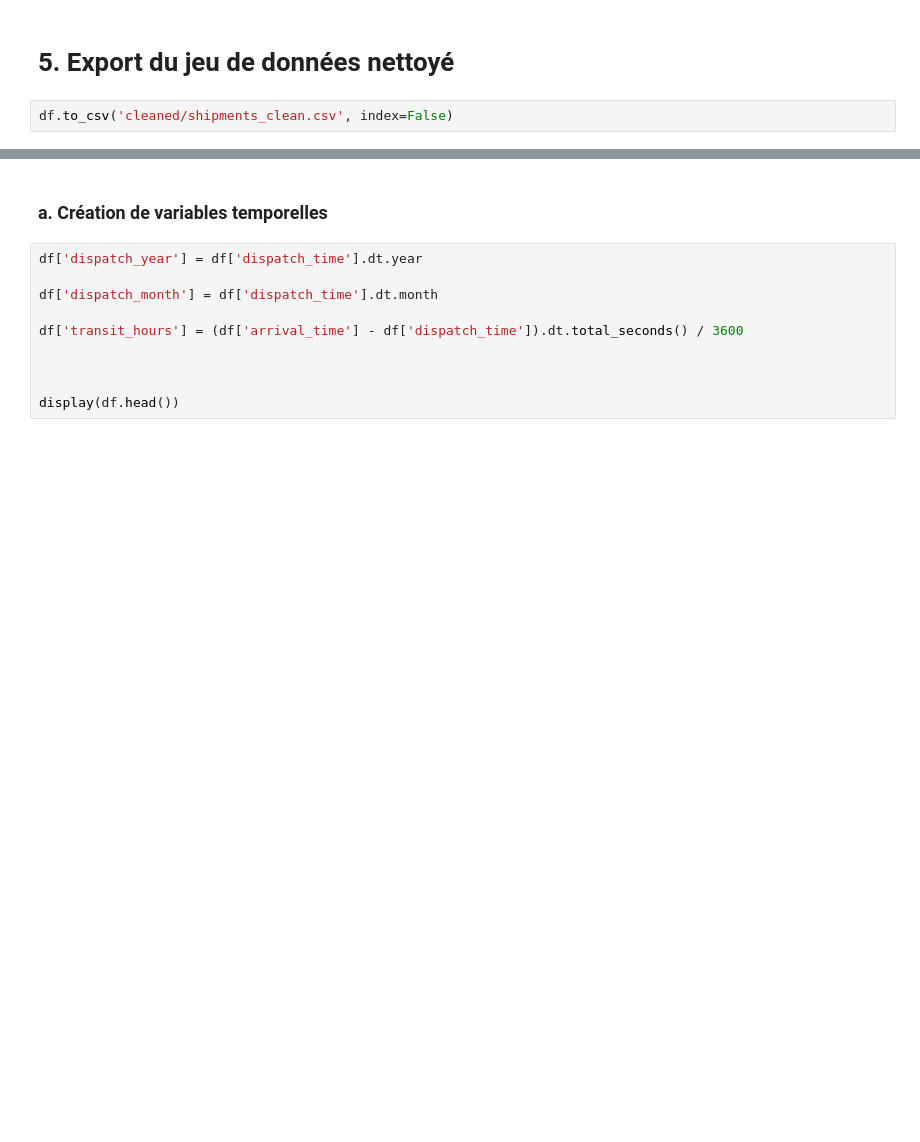
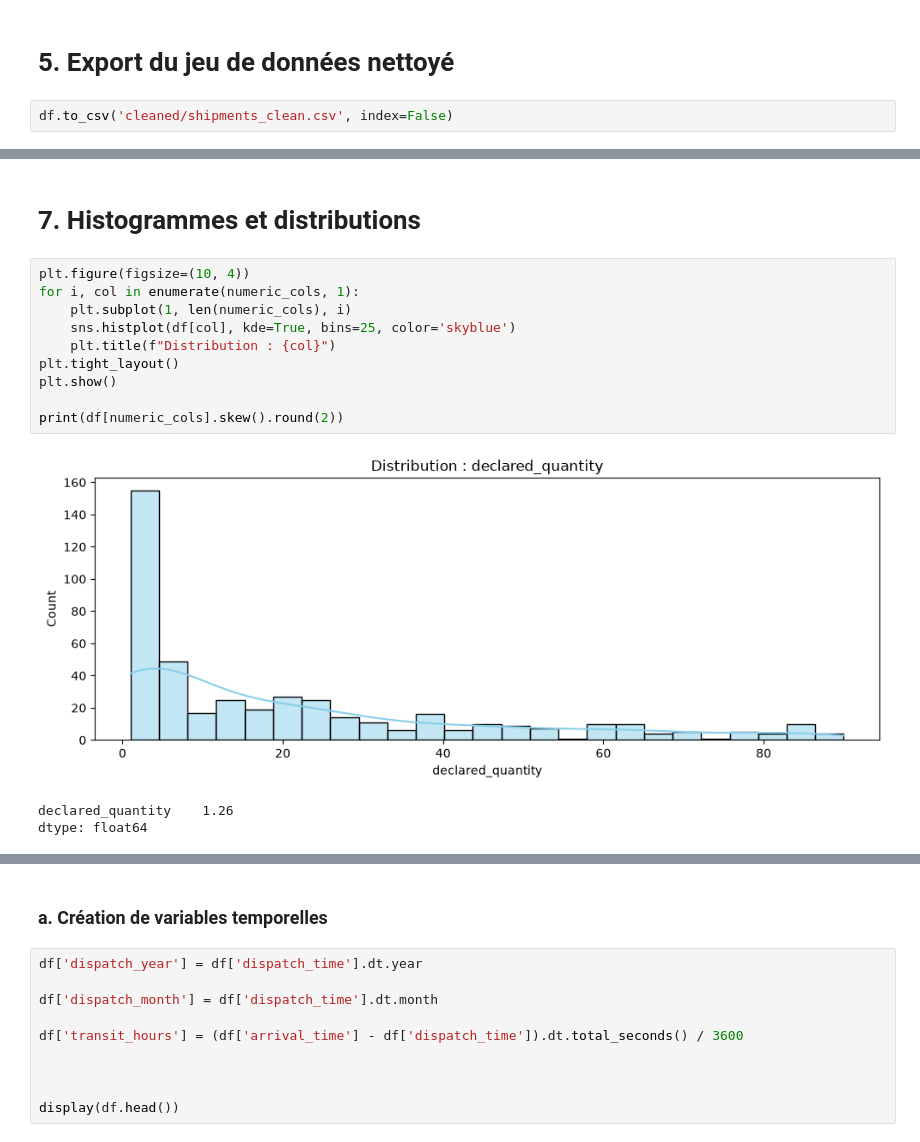
Before and after one commit to HananeDjouadi/G05-DataMining-2627, a Jupyter notebook: data/logistics/shipments.ipynb, the cells around one changed output, grey strips where cells are left out. Drawn from its saved outputs; the diff is of its cells as text; blank space fills up the shorter version.

```diff
--- a/data/logistics/shipments.ipynb
+++ b/data/logistics/shipments.ipynb
@@ -390,0 +473,16 @@ df.to_csv('cleaned/shipments_clean.csv', index=False)
+# %% [markdown]
+# 7. Histogrammes et distributions
+# %%
+plt.figure(figsize=(10, 4))
+for i, col in enumerate(numeric_cols, 1):
+    plt.subplot(1, len(numeric_cols), i)
+    sns.histplot(df[col], kde=True, bins=25, color='skyblue')
+    plt.title(f"Distribution : {col}")
+plt.tight_layout()
+plt.show()
+
+print(df[numeric_cols].skew().round(2))
+# %% [output]
+[figure, added]
+declared_quantity    1.26
+dtype: float64
```
Also changed, not shown: parts of 32 cells of this notebook.
